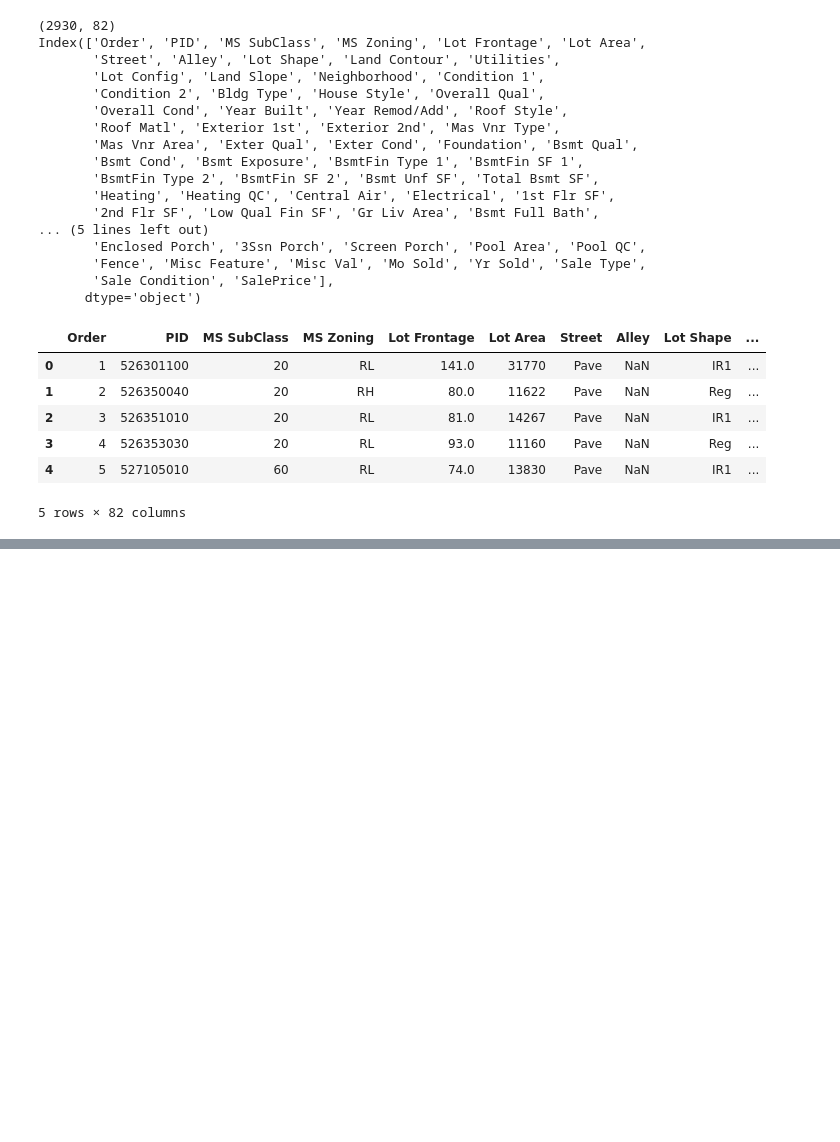
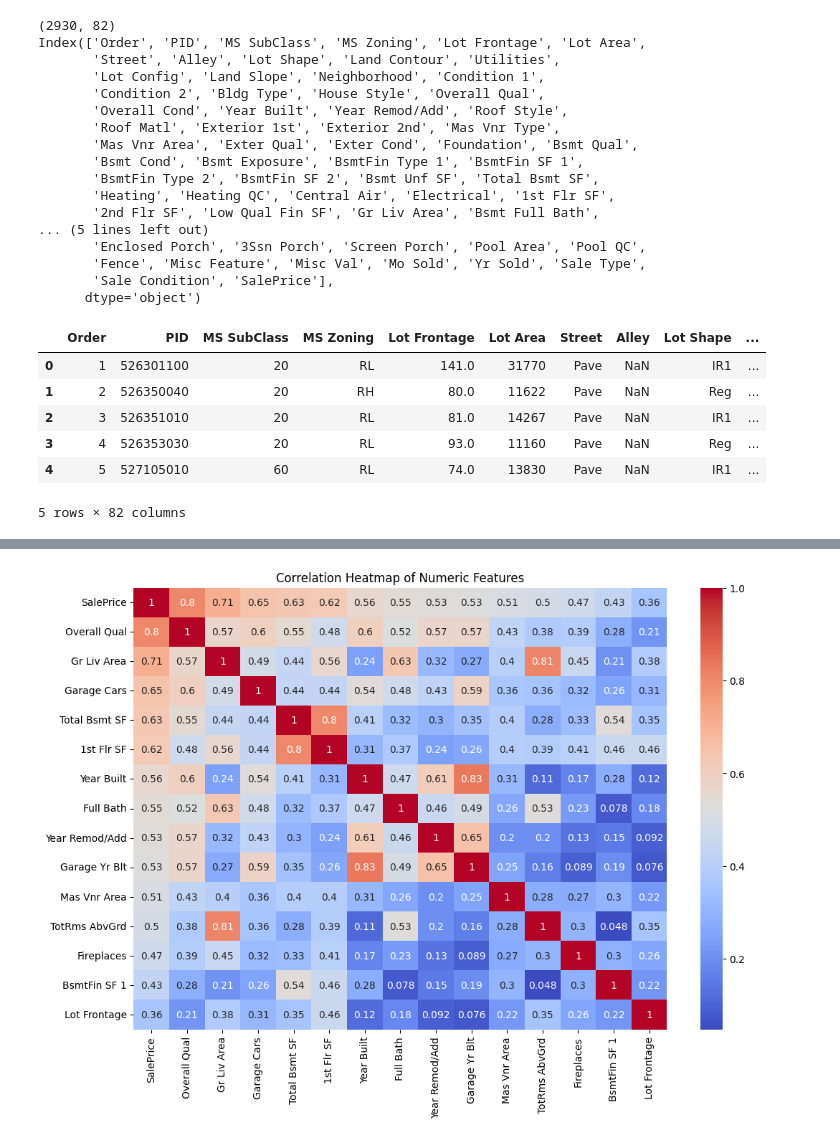
Before and after one commit to Sampreeth-bhat/House-Price-Prediction, a Jupyter notebook: notebooks/eda.ipynb, the cells around one changed output, grey strips where cells are left out. Drawn from its saved outputs; the diff is of its cells as text; code cells hidden in the pictures; blank space fills up the shorter version.

```diff
--- a/notebooks/eda.ipynb
+++ b/notebooks/eda.ipynb
@@ -50,0 +81,9 @@ plt.show()
+# %%
+#Correlation heatmap (numeric features)
+numeric_df = df.select_dtypes(include=['int64', 'float64'])
+plt.figure(figsize=(12, 8))
+sns.heatmap(numeric_df.corr(), annot=True, cmap='coolwarm')
+plt.title("Correlation Heatmap of Numeric Features")
+plt.show()
+# %% [output]
+[figure, added]
```
Also changed, not shown: parts of 9 cells of this notebook.
